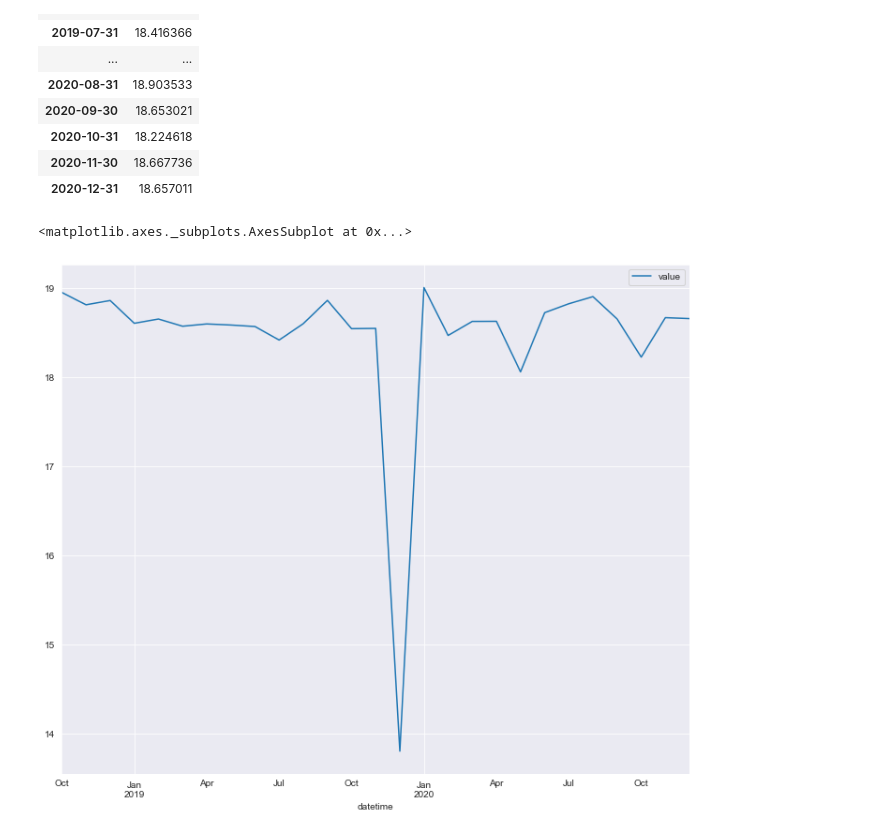
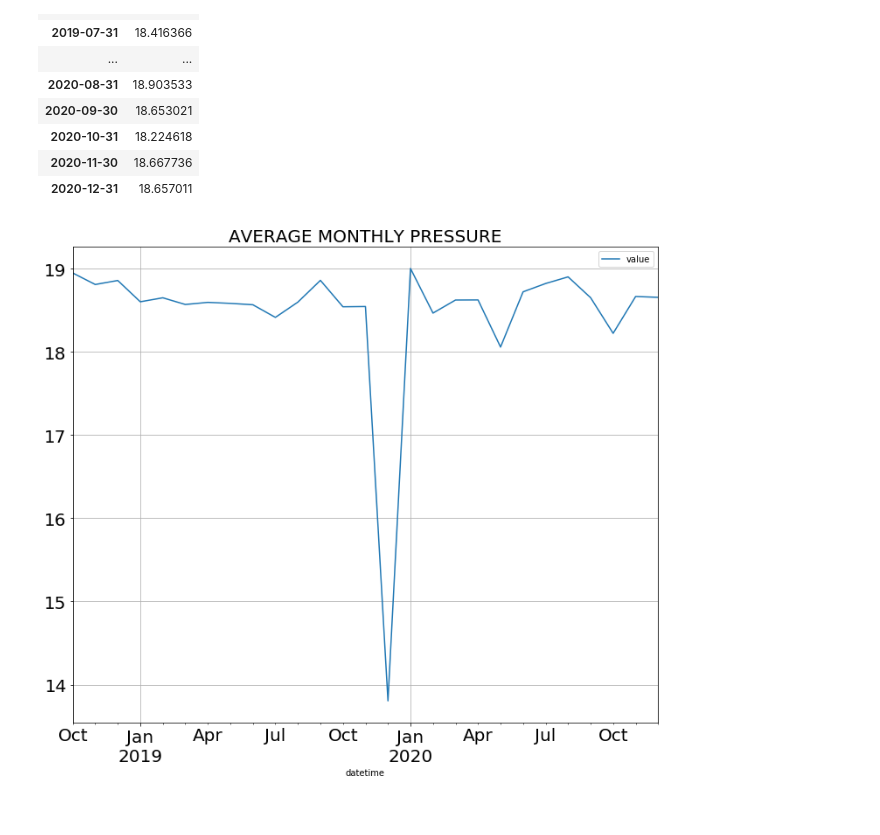
Before and after one commit to Mihryam/UnsupervisedTimeSeries_AnomalyDetection, a Jupyter notebook: Data_Exploration.ipynb, the cells around one changed output. Drawn from its saved outputs; the diff is of its cells as text; code cells hidden in the pictures.

```diff
--- a/Data_Exploration.ipynb
+++ b/Data_Exploration.ipynb
@@ -128,7 +145,8 @@ Data.resample(rule='M').mean()
 | 2020-11-30 | 18.667736 |
 | 2020-12-31 | 18.657011 |
 # %%
-Data.resample(rule='M').mean().plot(kind = 'line', figsize = (12,10))
+Data.resample(rule='M').mean().plot(kind = 'line', figsize = (12,10), fontsize = 20)
+plt.title('AVERAGE MONTHLY PRESSURE', fontsize = 20)
+plt.grid()
 # %% [output]
-<matplotlib.axes._subplots.AxesSubplot at 0x...>
-[figure, old version]
+[figure, new version]
```
Also changed, not shown: parts of 8 cells of this notebook.
